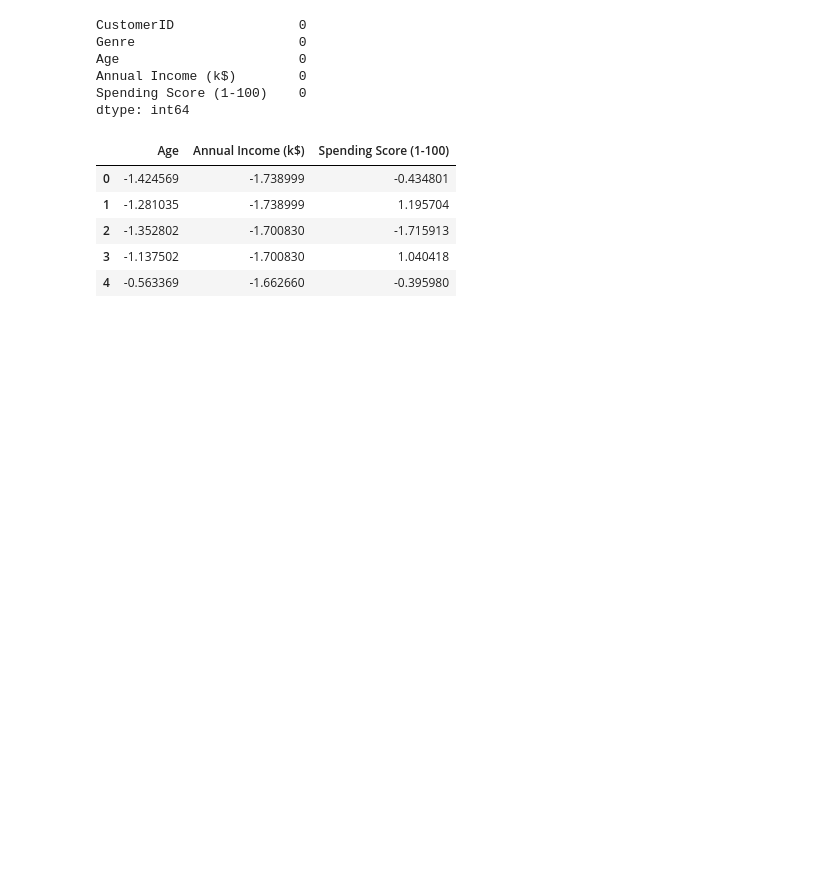
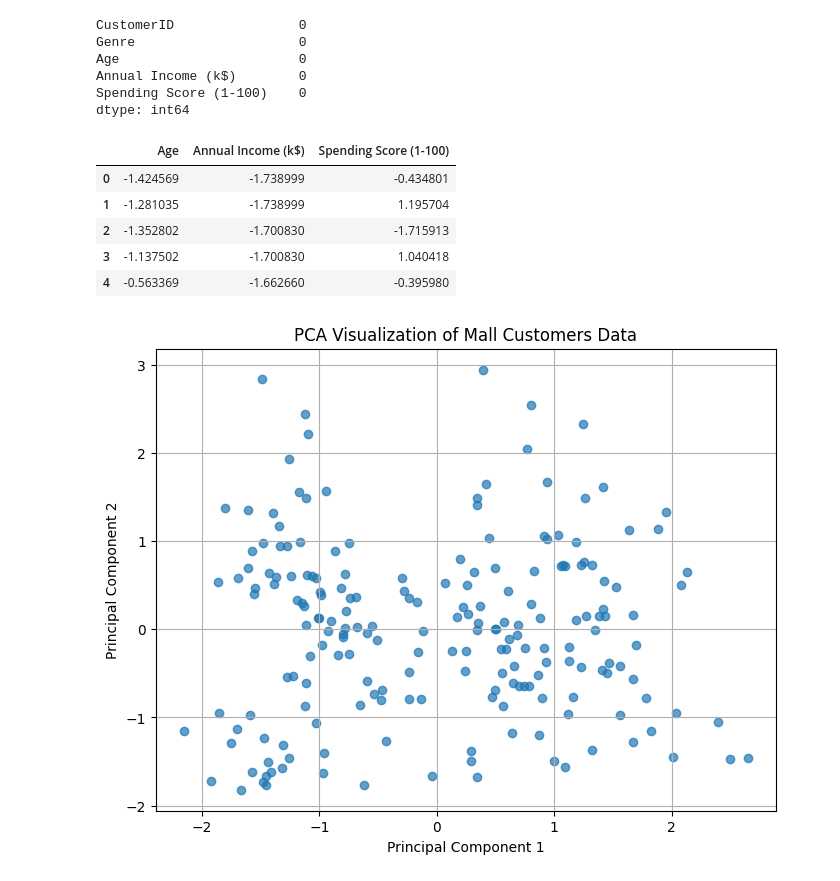
Before and after one commit to rahmarihan/DS3, a Jupyter notebook: main.ipynb, the cells around one changed output. Saved outputs shown, nothing was run; the diff lists cells and outputs as text; code cells hidden in the pictures; blank space fills up the shorter version.

```diff
--- a/main.ipynb
+++ b/main.ipynb
@@ -64,3 +67,22 @@ scaled_df.head()
 | 2 | -1.352802 | -1.700830 | -1.715913 |
 | 3 | -1.137502 | -1.700830 | 1.040418 |
 | 4 | -0.563369 | -1.662660 | -0.395980 |
+# %%
+# Select features and standardize
+features = ['Age', 'Annual Income (k$)', 'Spending Score (1-100)']
+X = df[features]
+X_scaled = StandardScaler().fit_transform(X)
+
+# Apply PCA
+X_pca = PCA(n_components=2).fit_transform(X_scaled)
+
+# Plot
+plt.figure(figsize=(8, 6))
+plt.scatter(X_pca[:, 0], X_pca[:, 1], alpha=0.7)
+plt.title('PCA Visualization of Mall Customers Data')
+plt.xlabel('Principal Component 1')
+plt.ylabel('Principal Component 2')
+plt.grid(True)
+plt.show()
+# %% [output]
+[figure, added]
```
Also changed, not shown: parts of 1 cell of this notebook.
